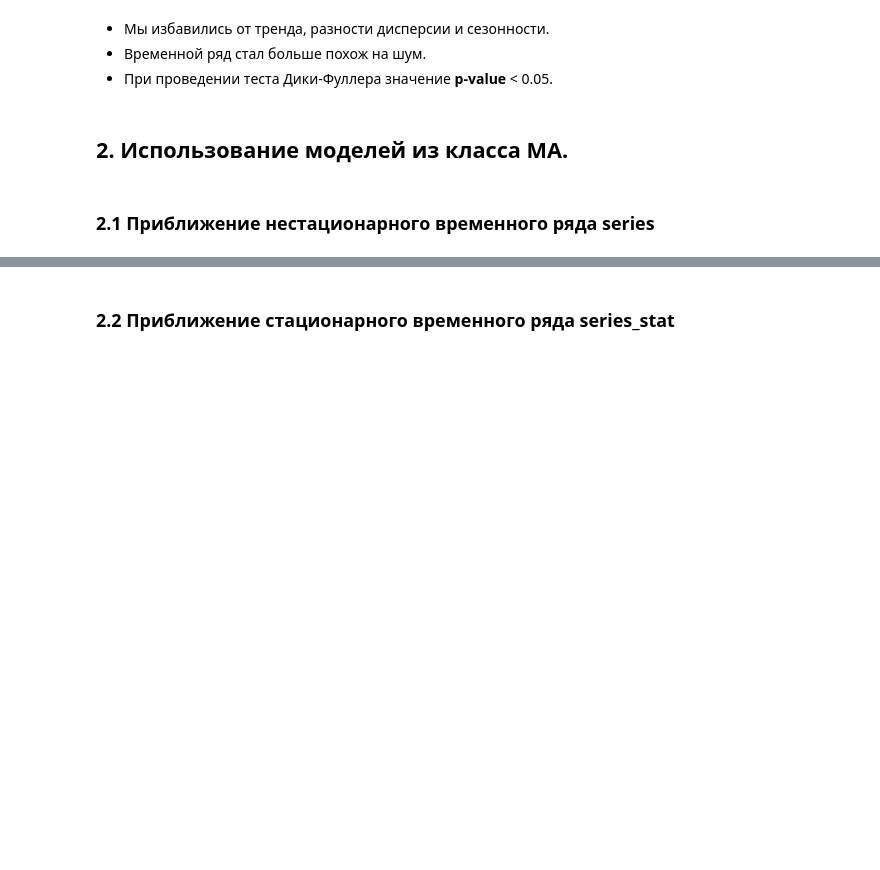
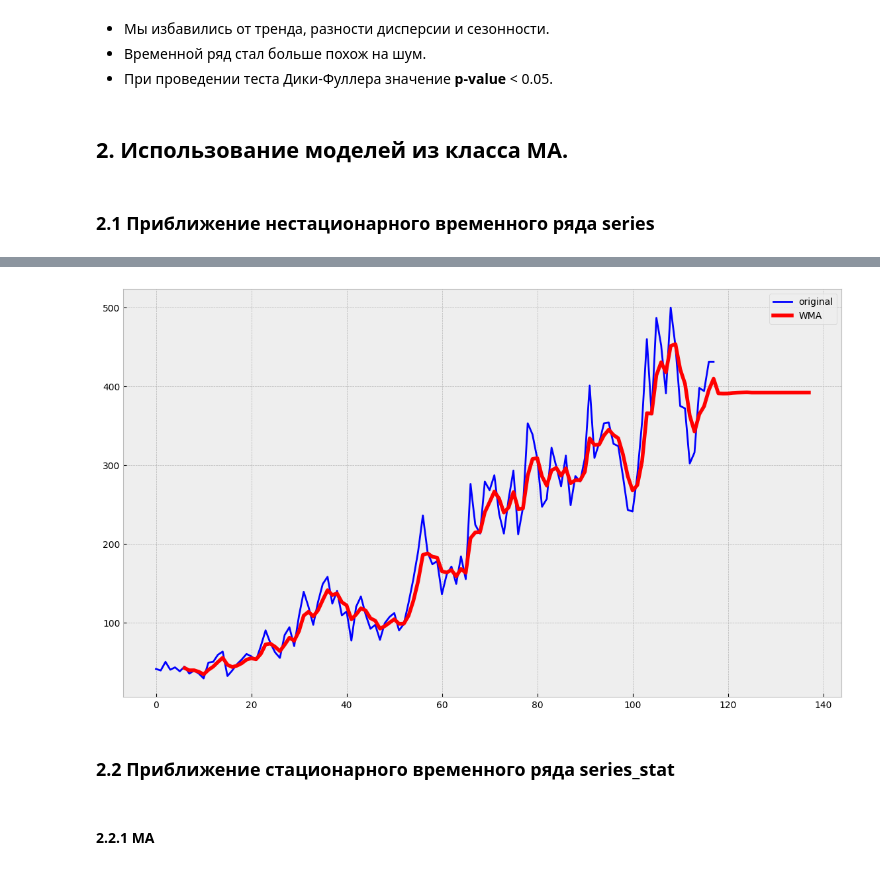
Before and after one commit to BalshowAndrew/time_series, a Jupyter notebook: ts_studying/02_hw_time_series.ipynb, the cells around one changed output, grey strips where cells are left out. Cells and saved outputs as stored; diff of their text form; code cells hidden in the pictures; blank space fills up the shorter version.

```diff
--- a/ts_studying/02_hw_time_series.ipynb
+++ b/ts_studying/02_hw_time_series.ipynb
@@ -122,2 +176,24 @@ dtype: float64
+# %%
+def wma_predict(series, n, weights, n_pred):
+    if not isinstance(weights, np.ndarray):
+        weights = np.array(weights)
+    if not isinstance(series, pd.Series):
+        series = pd.Series(series)
+    wma_series = series.rolling(n).apply(lambda s: (s * weights).sum() / weights.sum(), raw=True)
+    for _ in range(n_pred):
+        wma_series = wma_series._append(pd.Series([(wma_series[-n:] * (weights / weights.sum())).sum()]), ignore_index=True)
+    return wma_series
+# %%
+wma_pred = wma_predict(series, 7, [1,1,2,3,5,8,13], 20)
+# %%
+with plt.style.context('bmh'):
+    plt.figure(figsize=(14, 8))
+    plt.plot(series, color='blue', linewidth='2', label='original')
+    plt.plot(wma_pred, color='red', linewidth='4', label='WMA')
+    plt.legend()
+# %% [output]
+[figure, added]
 # %% [markdown]
 ### 2.2 Приближение стационарного временного ряда series_stat
+# %% [markdown]
+#### 2.2.1 MA
```
Also changed, not shown: parts of 16 cells of this notebook, 1 other file.
